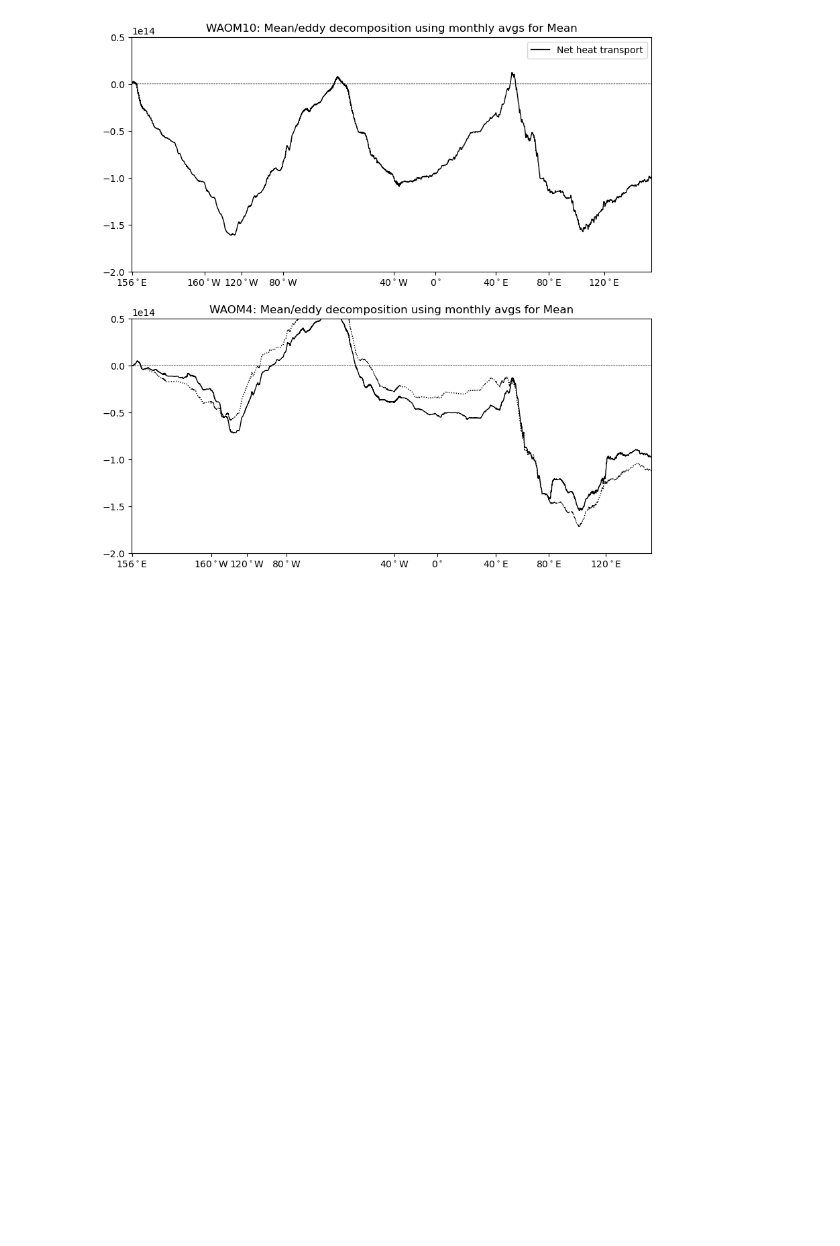
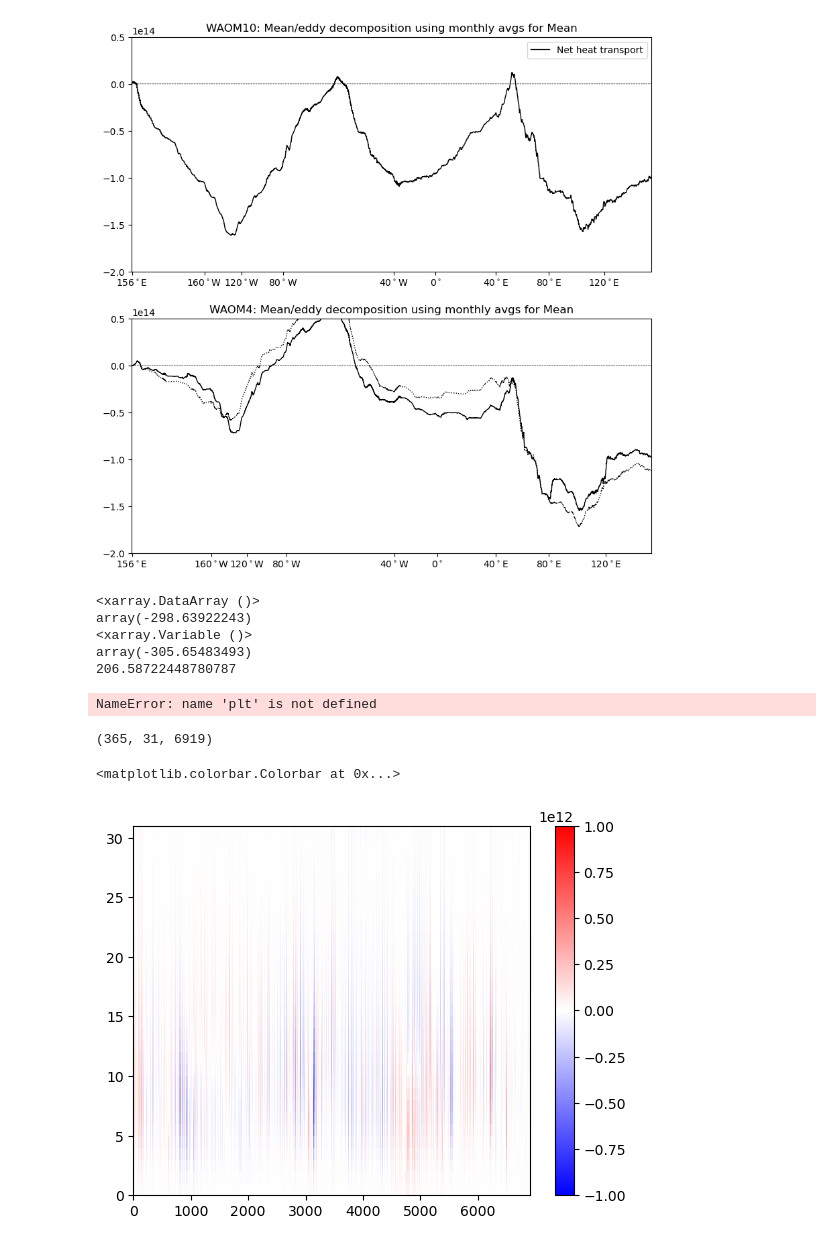
Before and after one commit to fabiobdias/waom_notebook, a Jupyter notebook: OHB_shelf/Cross-1500m/WAOM10x4x4NT_Cross-1500m_Mean-Eddy_decomp.ipynb, the cells around one changed output. Saved outputs shown, nothing was run; the diff lists cells and outputs as text; code cells hidden in the pictures; blank space fills up the shorter version.

Commit message:
update on cross-contour routines, add Eddy X Mean decomposition into 1500/CF scripts

```diff
--- a/OHB_shelf/Cross-1500m/WAOM10x4x4NT_Cross-1500m_Mean-Eddy_decomp.ipynb
+++ b/OHB_shelf/Cross-1500m/WAOM10x4x4NT_Cross-1500m_Mean-Eddy_decomp.ipynb
@@ -651,3 +649,43 @@ ax[1].set_ylim(-2e14, .5e14)
 # %% [output]
 (-200000000000000.0, 50000000000000.0)
 [figure]
+# %%
+## PLOT some vertically-discretised HT:
+mean_cumsum_10km = np.cumsum(np.sum(Mean_transp_10km[:,:], axis=0)*Cp*rho0)
+total_cumsum_10km = np.cumsum(np.sum(Total_transp_10km[:,:], axis=0)*Cp*rho0)
+eddy_cumsum_10km = np.cumsum(np.sum(np.nanmean(Eddy_transp_10km[:,:,:], axis=0), axis=0)*Cp*rho0)
+print(mean_cumsum_10km[-1]*1e-12)
+print(total_cumsum_10km[-1]*1e-12)
+print(eddy_cumsum_10km[-1]*1e-12)
+
+# IT DOES MAKE SENSE, MEAN + EDDY WOULD BE AROUND -230 TW ->  -270 TW AT WAOM10
+
+mean_cumsum_4km = np.cumsum(np.sum(Mean_transp_4km[:,:], axis=0)*Cp*rho0)
+total_cumsum_4km = np.cumsum(np.sum(Total_transp_4km[:,:], axis=0)*Cp*rho0)
+eddy_cumsum_4km = np.cumsum(np.sum(np.nanmean(Eddy_transp_4km[:,:,:], axis=0), axis=0)*Cp*rho0)
+
+mean_cumsum_4kmNT = np.cumsum(np.sum(Mean_transp_4kmNT[:,:], axis=0)*Cp*rho0)
+total_cumsum_4kmNT = np.cumsum(np.sum(Total_transp_4kmNT[:,:], axis=0)*Cp*rho0)
+eddy_cumsum_4kmNT = np.cumsum(np.sum(np.nanmean(Eddy_transp_4kmNT[:,:,:], axis=0), axis=0)*Cp*rho0)
+# %% [output]
+<xarray.DataArray ()>
+array(-298.63922243)
+<xarray.Variable ()>
+array(-305.65483493)
+206.58722448780787
+# %%
+plt.pcolormesh(dist_along_4km[:],(Mean_transp_4km-Mean_transp_4kmNT)*Cp*rho0, cmap=plt.cm.bwr)
+plt.colorbar()
+# %% [output]
+NameError: name 'plt' is not defined
+# %%
+Eddy_transp_4km.shape
+# %% [output]
+(365, 31, 6919)
+# %%
+plt.pcolormesh((Total_transp_4km)*Cp*rho0, cmap=plt.cm.bwr)
+plt.clim([-1e12,1e12])
+plt.colorbar()
+# %% [output]
+<matplotlib.colorbar.Colorbar at 0x...>
+[figure, added]
```
Also changed, not shown: parts of 9 cells of this notebook, 19 other files.
